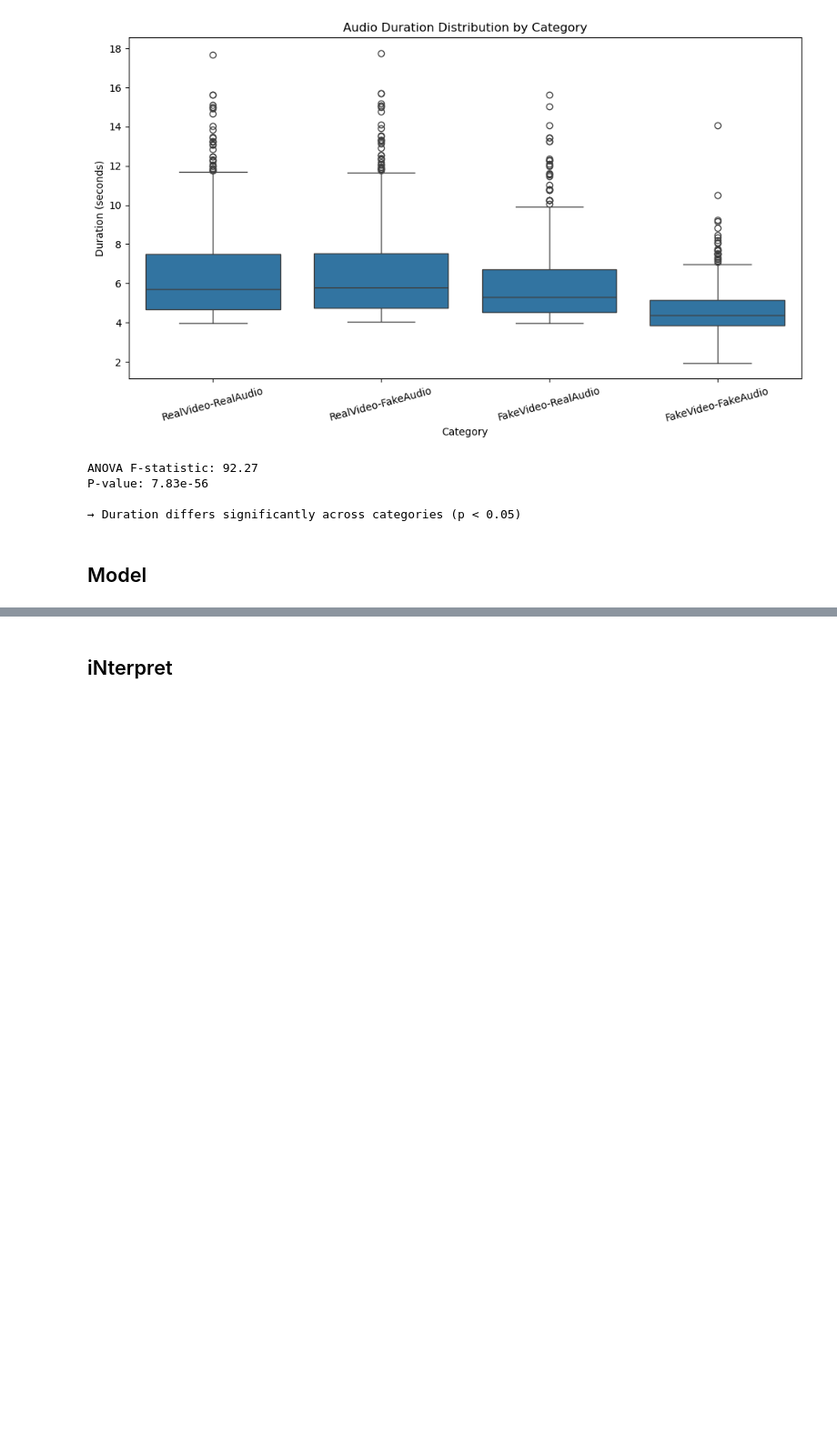
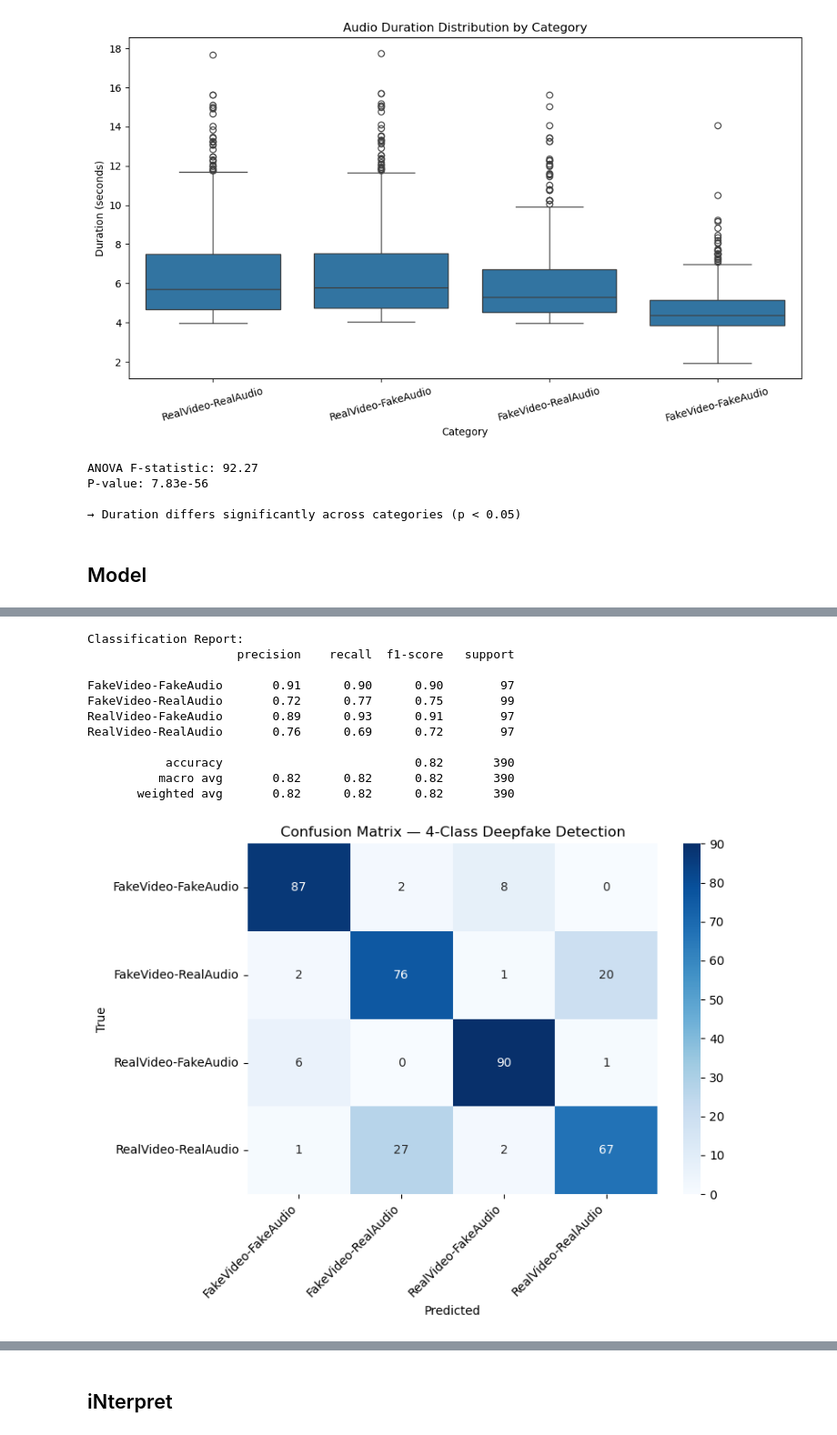
Before and after one commit to shammameshar/deepfake_detection, a Jupyter notebook: notebooks/DeepFakeDetection.ipynb, the cells around one changed output, grey strips where cells are left out. Shown at 91% size. Cells and saved outputs as stored; diff of their text form; code cells hidden in the pictures; blank space fills up the shorter version.

Commit message:
Complete Model stage: train 4-class multi-modal classifier (82% test accuracy)

```diff
--- a/notebooks/DeepFakeDetection.ipynb
+++ b/notebooks/DeepFakeDetection.ipynb
@@ -661,0 +899,13 @@ P-value: 7.83e-56
+# %%
+# Prepare data as PyTorch tensors and set up training
+X_train_tensor = torch.FloatTensor(X_train)                            # FloatTensor — converts our training features from numpy into PyTorch's tensor format, required for training
+y_train_tensor = torch.LongTensor(y_train)                             # LongTensor — converts our training labels; LongTensor specifically because classification labels need to be integers
+X_test_tensor = torch.FloatTensor(X_test)                              # FloatTensor — same conversion for test features
+y_test_tensor = torch.LongTensor(y_test)                               # LongTensor — same conversion for test labels
+
+criterion = nn.CrossEntropyLoss()                                      # CrossEntropyLoss — the standard loss function for multi-class classification; measures how wrong the model's predictions are
+optimizer = torch.optim.Adam(model.parameters(), lr=0.001)             # Adam — an optimization algorithm that adjusts the model's internal weights to reduce loss; lr=0.001 is the "learning rate," how big each adjustment step is (a common safe default)
+
+n_epochs = 50                                                           # n_epochs — how many times we'll show the model the entire training set
+
+print(f"Training for {n_epochs} epochs on {X_train_tensor.shape[0]} clips")  # print — confirms our setup before training starts
@@ -661,0 +952,38 @@ P-value: 7.83e-56
+# %%
+# Confusion matrix and detailed classification report
+from sklearn.metrics import confusion_matrix, classification_report   # confusion_matrix — shows exactly which classes get mixed up with which; classification_report — gives per-class precision/recall/F1 scores
+
+model.eval()                                                            # eval() — evaluation mode, no dropout
+with torch.no_grad():                                                   # no_grad() — no gradient tracking needed
+    final_outputs = model(X_test_tensor)                                # model(...) — run the model on our test set one more time
+    final_preds = torch.argmax(final_outputs, dim=1).numpy()           # argmax — get predicted class per clip; .numpy() — convert to numpy array for use with sklearn
+
+print("Classification Report:")                                        # print — header
+print(classification_report(y_test, final_preds, target_names=label_encoder.classes_))  # classification_report — shows precision/recall/F1 for each of our 4 categories by name
+
+cm = confusion_matrix(y_test, final_preds)                              # confusion_matrix — builds a table: rows=true labels, columns=predicted labels, cells=counts
+
+fig, ax = plt.subplots(figsize=(8, 6))                                  # subplots — creates our figure
+sns.heatmap(cm, annot=True, fmt='d', cmap='Blues',                     # heatmap — visualizes the confusion matrix as a color-coded grid; annot=True shows the actual numbers; fmt='d' formats them as integers; cmap='Blues' sets the color scheme
+            xticklabels=label_encoder.classes_,                        # xticklabels — labels the columns (predicted classes) with our real category names
+            yticklabels=label_encoder.classes_, ax=ax)                 # yticklabels — labels the rows (true classes) similarly
+ax.set_xlabel("Predicted")                                              # set_xlabel — labels the x-axis
+ax.set_ylabel("True")                                                   # set_ylabel — labels the y-axis
+ax.set_title("Confusion Matrix — 4-Class Deepfake Detection")          # set_title — labels the chart
+plt.xticks(rotation=45, ha='right')                                     # xticks rotation — angles the category names so they don't overlap
+plt.tight_layout()                                                      # tight_layout — adjusts spacing
+plt.savefig("../outputs/figures/confusion_matrix.png", dpi=150)        # savefig — saves this key figure for your report
+plt.show()                                                               # show — displays it
+# %% [output]
+Classification Report:
+                     precision    recall  f1-score   support
+
+FakeVideo-FakeAudio       0.91      0.90      0.90        97
+FakeVideo-RealAudio       0.72      0.77      0.75        99
+RealVideo-FakeAudio       0.89      0.93      0.91        97
+RealVideo-RealAudio       0.76      0.69      0.72        97
+
+           accuracy                           0.82       390
+          macro avg       0.82      0.82      0.82       390
+       weighted avg       0.82      0.82      0.82       390
+[figure, added]
```
Also changed, not shown: parts of 11 cells of this notebook, 3 other files.
